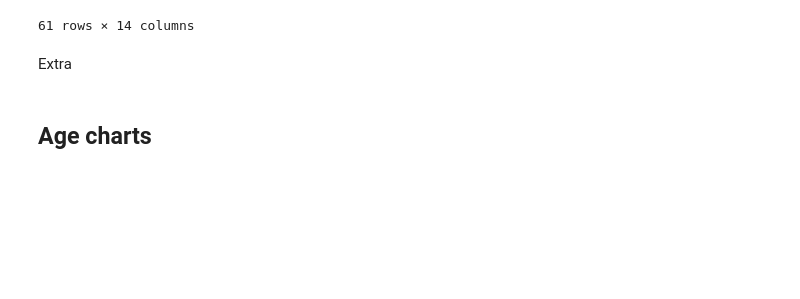
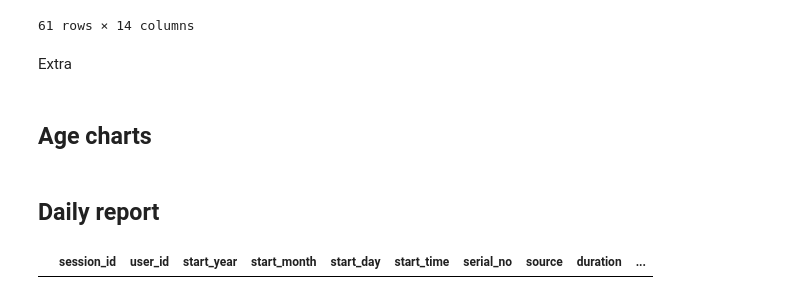
Before and after one commit to Eros-code/Deloton, a Jupyter notebook: app/processing_stage.ipynb, the cells around one changed output. Drawn from its saved outputs; the diff is of its cells as text; code cells hidden in the pictures; blank space fills up the shorter version.

```diff
--- a/app/processing_stage.ipynb
+++ b/app/processing_stage.ipynb
@@ -257,3 +257,10 @@ fig.update_layout({
 })
 fig.update_layout(font_color = 'white')
 fig.show()
+# %% [markdown]
+## Daily report
+# %%
+todays_rides = ride_df[ride_df['start_time'] == datetime.now().day]
+todays_rides
+# %% [output]
+|  | session_id | user_id | start_year | start_month | start_day | start_time | serial_no | source | duration | ... |
```
Also changed, not shown: 3 other files.
